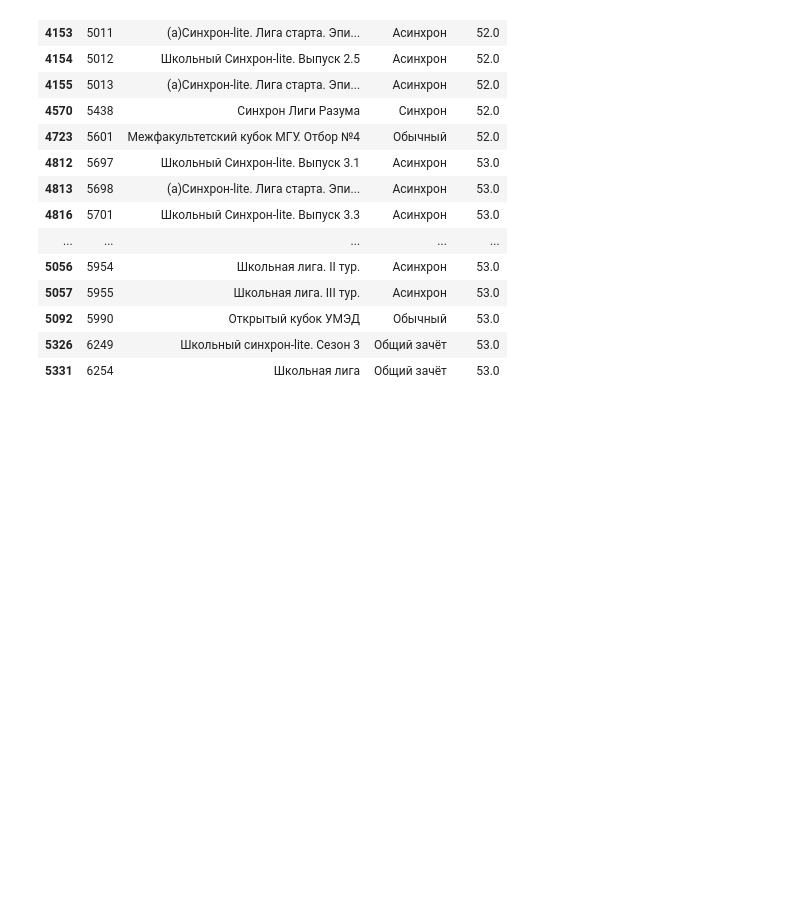
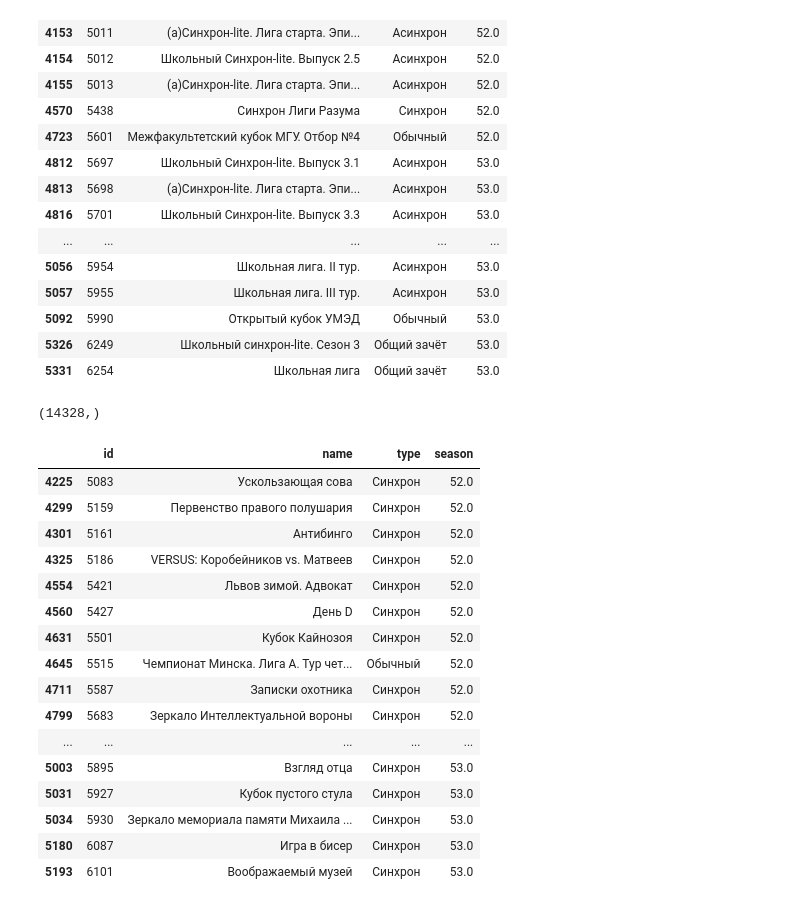
Before and after one commit to holyketzer/made-adv-ml, a Jupyter notebook: hw2/hw2.ipynb, the cells around one changed output. Drawn from its saved outputs; the diff is of its cells as text; code cells hidden in the pictures; blank space fills up the shorter version.

```diff
--- a/hw2/hw2.ipynb
+++ b/hw2/hw2.ipynb
@@ -282,15 +273,19 @@ df_real_top
 # Coeff inside our linear model for each player should show the player impact
 # So we can use these coeffs to compare players with each other
 
-df_lr_rank = pd.DataFrame(
-    [(coeff, player_idx_to_id[i]) for i, coeff in enumerate(lr_model.coef_[0:PLAYERS_COUNT])],
-    columns=["rank", "id"],
-)
+def build_rank_df(coeffs):
+    df_lr_rank = pd.DataFrame(
+        [(coeff, player_idx_to_id[i]) for i, coeff in enumerate(coeffs)],
+        columns=["rank", "id"],
+    )
 
-# Match real top with our predicted top
-df_lr_rank = df_players_norm.merge(df_lr_rank, how="inner", on="id").sort_values("rank", ascending=False).drop(columns=["patronymic"])
-df_lr_rank = df_lr_rank.merge(df_real_top, how="left", on="id")
+    # Match real top with our predicted top
+    df_lr_rank = df_players_norm.merge(df_lr_rank, how="inner", on="id").sort_values("rank", ascending=False).drop(columns=["patronymic"])
+    df_lr_rank = df_lr_rank.merge(df_real_top, how="left", on="id")
 
+    return df_lr_rank
+
+df_lr_rank = build_rank_df(lr_model.coef_[0:PLAYERS_COUNT])
 df_lr_rank.head(50)
 # %% [output]
 |  | id | name | surname | rank | real_place |
@@ -655,3 +606,45 @@ df_tours_view[df_tours_view["id"].isin(easiest_tour_ids)]
 | 5092 | 5990 | Открытый кубок УМЭД | Обычный | 53.0 |
 | 5326 | 6249 | Школьный синхрон-lite. Сезон 3 | Общий зачёт | 53.0 |
 | 5331 | 6254 | Школьная лига | Общий зачёт | 53.0 |
+# %%
+em_question_coeff = em_model.coef_()[PLAYERS_COUNT+1:]
+em_question_coeff.shape
+# %% [output]
+(14328,)
+# %%
+def calc_question_rating(question_coeff):
+    question_rating = [(c, tournament_ids[i // TOUR_QUESTIONS_COUNT]) for i, c in enumerate(question_coeff)]
+    question_rating.sort(key=lambda x: x[1])
+
+    res = []
+
+    for tour_id, questions in groupby(question_rating, key=lambda x: x[1]):
+        sum_rating = np.sum([r for r, _ in questions])
+        res.append((sum_rating, tour_id))
+
+    res.sort()
+    return res
+
+em_question_rating = calc_question_rating(em_question_coeff)
+# %%
+# Top hardest tours by EM model
+
+df_tours_view[df_tours_view["id"].isin(list(map(lambda x: x[1], em_question_rating[0:20])))]
+# %% [output]
+|  | id | name | type | season |
+| 4225 | 5083 | Ускользающая сова | Синхрон | 52.0 |
+| 4299 | 5159 | Первенство правого полушария | Синхрон | 52.0 |
+| 4301 | 5161 | Антибинго | Синхрон | 52.0 |
+| 4325 | 5186 | VERSUS: Коробейников vs. Матвеев | Синхрон | 52.0 |
+| 4554 | 5421 | Львов зимой. Адвокат | Синхрон | 52.0 |
+| 4560 | 5427 | День D | Синхрон | 52.0 |
+| 4631 | 5501 | Кубок Кайнозоя | Синхрон | 52.0 |
+| 4645 | 5515 | Чемпионат Минска. Лига А. Тур чет... | Обычный | 52.0 |
+| 4711 | 5587 | Записки охотника | Синхрон | 52.0 |
+| 4799 | 5683 | Зеркало Интеллектуальной вороны | Синхрон | 52.0 |
+| ... | ... | ... | ... | ... |
+| 5003 | 5895 | Взгляд отца | Синхрон | 53.0 |
+| 5031 | 5927 | Кубок пустого стула | Синхрон | 53.0 |
+| 5034 | 5930 | Зеркало мемориала памяти Михаила ... | Синхрон | 53.0 |
+| 5180 | 6087 | Игра в бисер | Синхрон | 53.0 |
+| 5193 | 6101 | Воображаемый музей | Синхрон | 53.0 |
```
Also changed, not shown: parts of 11 cells of this notebook.
